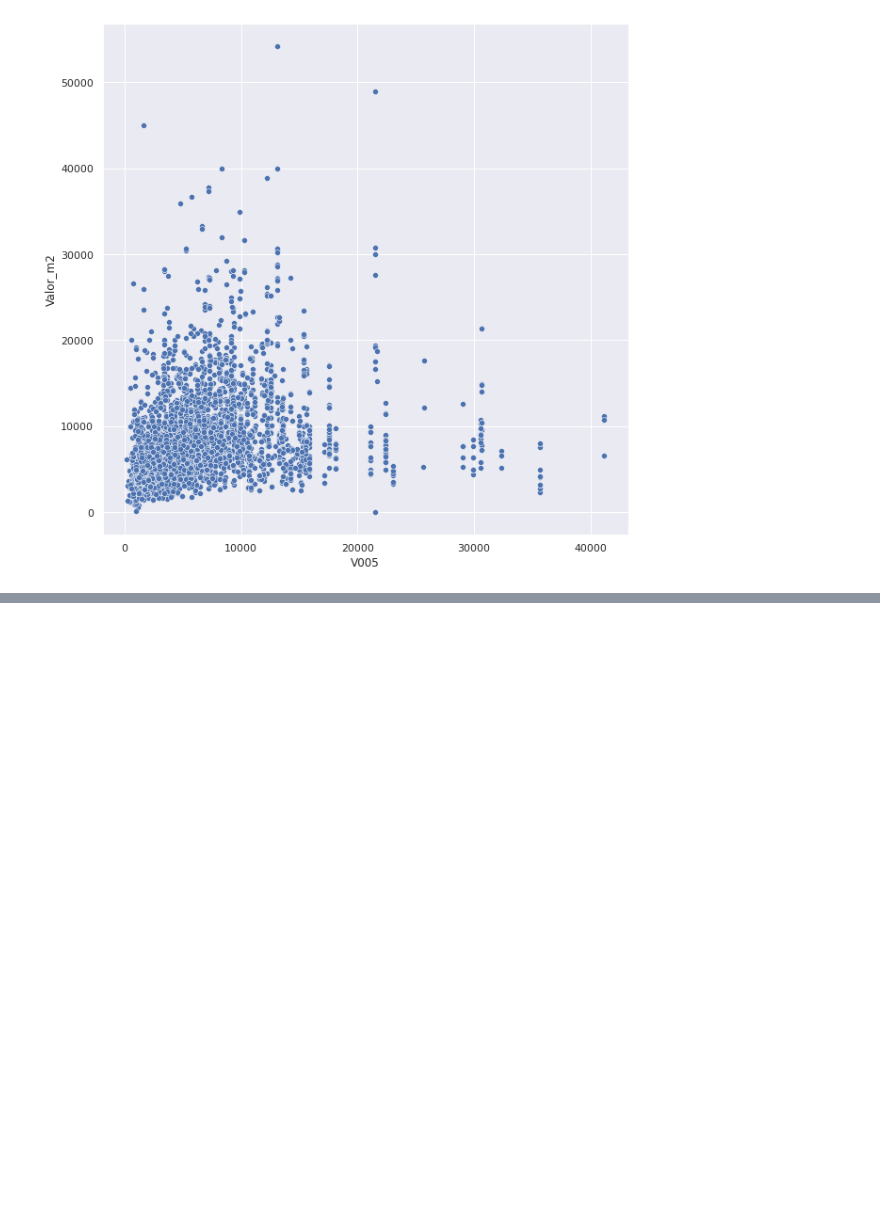
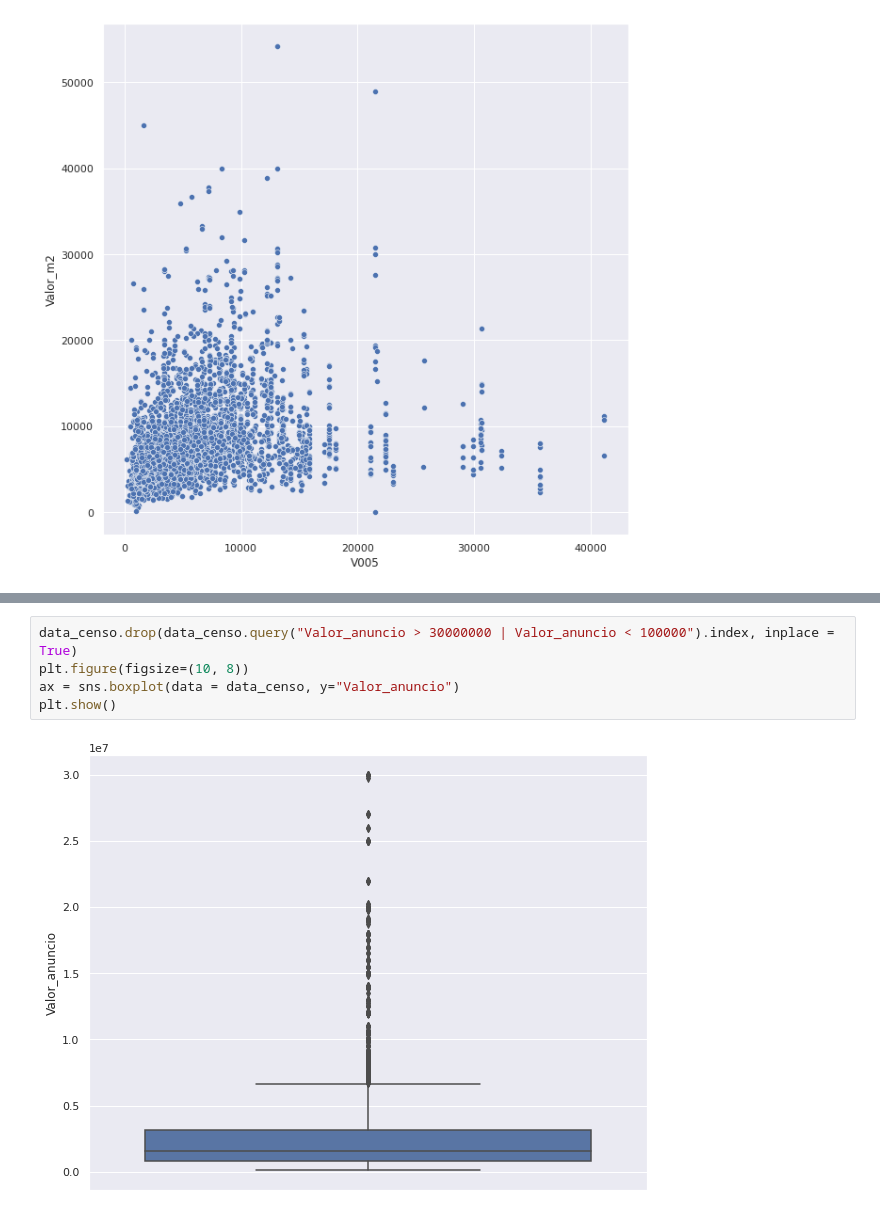
Before and after one commit to brenomfviana/alura-imersao-dados, a Jupyter notebook: Imersão de Dados 4 - Alura - Aulas.ipynb, the cells around one changed output, grey strips where cells are left out. Drawn from its saved outputs; the diff is of its cells as text; blank space fills up the shorter version.

```diff
--- a/Imersão de Dados 4 - Alura - Aulas.ipynb
+++ b/Imersão de Dados 4 - Alura - Aulas.ipynb
@@ -811,0 +858,7 @@ sns.scatterplot(data=properties_to_sell_censo, x="V005", y="Valor_m2")
+# %%
+data_censo.drop(data_censo.query("Valor_anuncio > 30000000 | Valor_anuncio < 100000").index, inplace = True)
+plt.figure(figsize=(10, 8))
+ax = sns.boxplot(data = data_censo, y="Valor_anuncio")
+plt.show()
+# %% [output]
+[figure, added]
```
Also changed, not shown: parts of 23 cells of this notebook.
